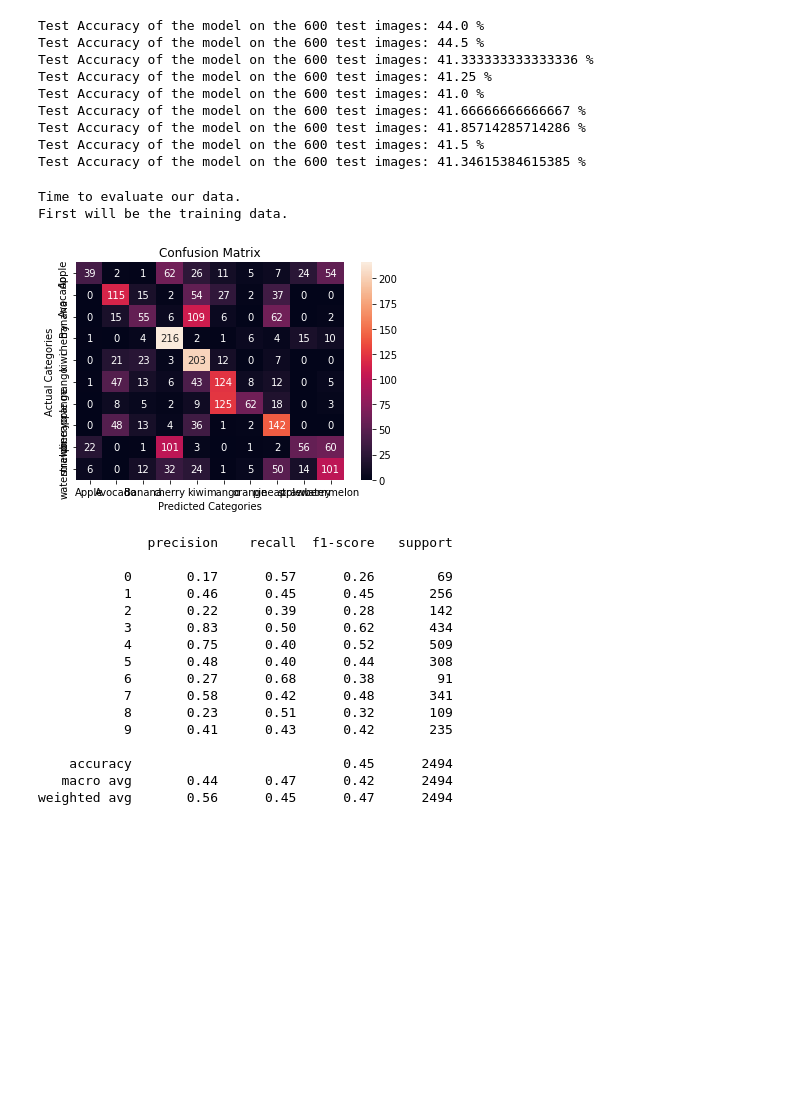
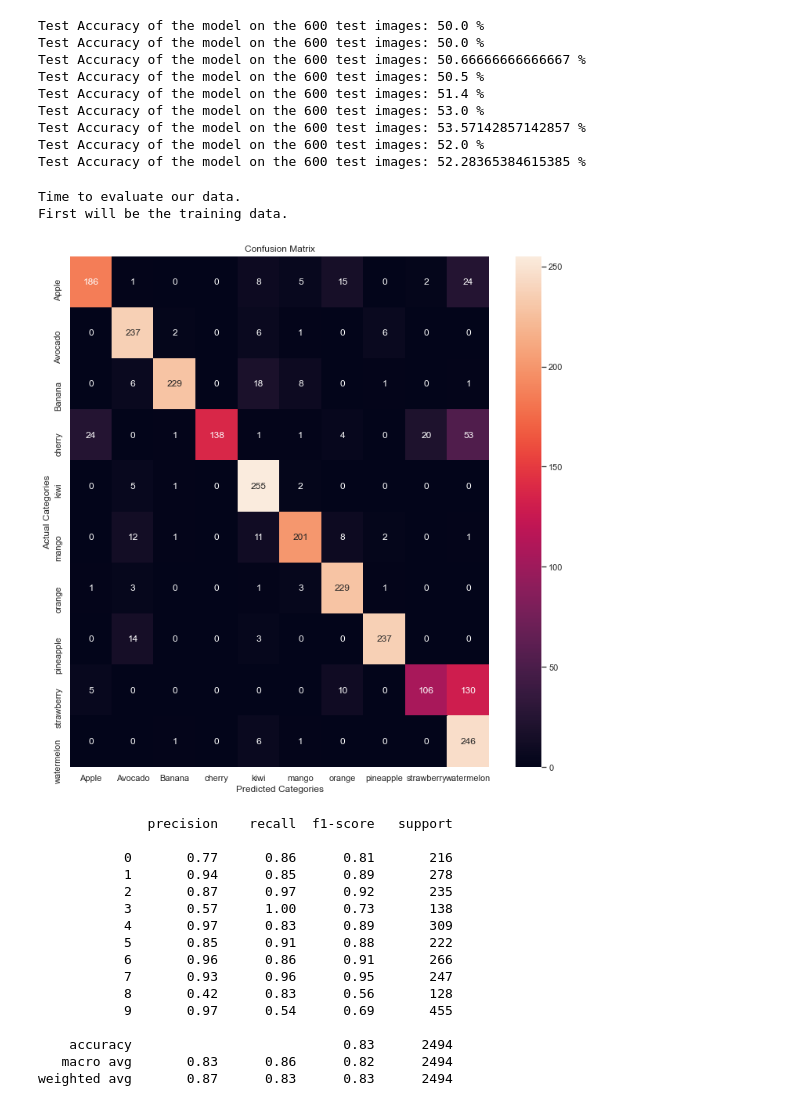
Before and after one commit to maria56788/COMP432_project, a Jupyter notebook: COMP432_project-Copy1.ipynb, the cells around one changed output. Drawn from its saved outputs; the diff is of its cells as text; code cells hidden in the pictures; blank space fills up the shorter version.

```diff
--- a/COMP432_project-Copy1.ipynb
+++ b/COMP432_project-Copy1.ipynb
@@ -17,7 +20,7 @@ transformation = transforms.Compose( [transforms.Resize((32,32)),
 
 #change average sizes
 #grabbing dataset
-dataset = torchvision.datasets.ImageFolder('/Users/jgold/Documents/GitHub/COMP432_project/dataset',
+dataset = torchvision.datasets.ImageFolder('dataset',
                                                 transform=transformation)
 
 #randomly splitting for training and testing
@@ -71,7 +74,7 @@ class CNN(nn.Module):
         x = self.fc_layer(x)
         return x
 # %%
-num_epochs = 2
+num_epochs = 15
 num_classes = 10
 learning_rate = 0.001
 # %%
@@ -124,15 +140,15 @@ with torch.no_grad():
         print('Test Accuracy of the model on the 600 test images: {} %'
           .format((correct / total) * 100))
 # %% [output]
-Test Accuracy of the model on the 600 test images: 44.0 %
-Test Accuracy of the model on the 600 test images: 44.5 %
-Test Accuracy of the model on the 600 test images: 41.333333333333336 %
-Test Accuracy of the model on the 600 test images: 41.25 %
-Test Accuracy of the model on the 600 test images: 41.0 %
-Test Accuracy of the model on the 600 test images: 41.66666666666667 %
-Test Accuracy of the model on the 600 test images: 41.85714285714286 %
-Test Accuracy of the model on the 600 test images: 41.5 %
-Test Accuracy of the model on the 600 test images: 41.34615384615385 %
+Test Accuracy of the model on the 600 test images: 50.0 %
+Test Accuracy of the model on the 600 test images: 50.0 %
+Test Accuracy of the model on the 600 test images: 50.66666666666667 %
+Test Accuracy of the model on the 600 test images: 50.5 %
+Test Accuracy of the model on the 600 test images: 51.4 %
+Test Accuracy of the model on the 600 test images: 53.0 %
+Test Accuracy of the model on the 600 test images: 53.57142857142857 %
+Test Accuracy of the model on the 600 test images: 52.0 %
+Test Accuracy of the model on the 600 test images: 52.28365384615385 %
 # %%
 import matplotlib.pyplot as plt
 import numpy as np
@@ -144,51 +160,51 @@ import seaborn as sns
 print("Time to evaluate our data.")
 print("First will be the training data.")
 
 #building Confusion Matrix as well as getting accuracy, predictions and F1 score for train model
 model.eval()
 prediction_list = []
 accurate_list = []
 with torch.no_grad():
     for images, labels in train_loader:
         outputs = model(images)
         _, predicted = torch.max(model(images), 1)
         prediction_list.extend(predicted.detach().cpu().numpy())
         accurate_list.extend(labels.detach().cpu().numpy())
 
-
+sns.set(rc={'figure.figsize':(12,12)})
 confusion_matrix_data = confusion_matrix(accurate_list, prediction_list)
 confusionMatrix = sns.heatmap(confusion_matrix_data, annot=True, fmt='g' )
 confusionMatrix.set_title('Confusion Matrix');
 confusionMatrix.set_xlabel('Predicted Categories')
 confusionMatrix.set_ylabel('Actual Categories');
 confusionMatrix.xaxis.set_ticklabels(['Apple','Avocado','Banana','cherry','kiwi','mango','orange','pineapple','strawberry','watermelon'])
 confusionMatrix.yaxis.set_ticklabels(['Apple','Avocado','Banana','cherry','kiwi','mango','orange','pineapple','strawberry','watermelon'])
 
 
 plt.show()
 
 #printing Accuracy, Prediction and F1 score for training model
 print(classification_report(prediction_list, accurate_list))
 # %% [output]
 Time to evaluate our data.
 First will be the training data.
-[figure, old version]
+[figure, new version]
               precision    recall  f1-score   support
 
-           0       0.17      0.57      0.26        69
-           1       0.46      0.45      0.45       256
-           2       0.22      0.39      0.28       142
-           3       0.83      0.50      0.62       434
-           4       0.75      0.40      0.52       509
-           5       0.48      0.40      0.44       308
-           6       0.27      0.68      0.38        91
-           7       0.58      0.42      0.48       341
-           8       0.23      0.51      0.32       109
-           9       0.41      0.43      0.42       235
+           0       0.77      0.86      0.81       216
+           1       0.94      0.85      0.89       278
+           2       0.87      0.97      0.92       235
+           3       0.57      1.00      0.73       138
+           4       0.97      0.83      0.89       309
+           5       0.85      0.91      0.88       222
+           6       0.96      0.86      0.91       266
+           7       0.93      0.96      0.95       247
+           8       0.42      0.83      0.56       128
+           9       0.97      0.54      0.69       455
 
-    accuracy                           0.45      2494
-   macro avg       0.44      0.47      0.42      2494
-weighted avg       0.56      0.45      0.47      2494
+    accuracy                           0.83      2494
+   macro avg       0.83      0.86      0.82      2494
+weighted avg       0.87      0.83      0.83      2494
 # %%
 #building Confusion Matrix as well as getting accuracy, predictions and F1 score for test model
 
```
Also changed, not shown: parts of 16 cells of this notebook.
